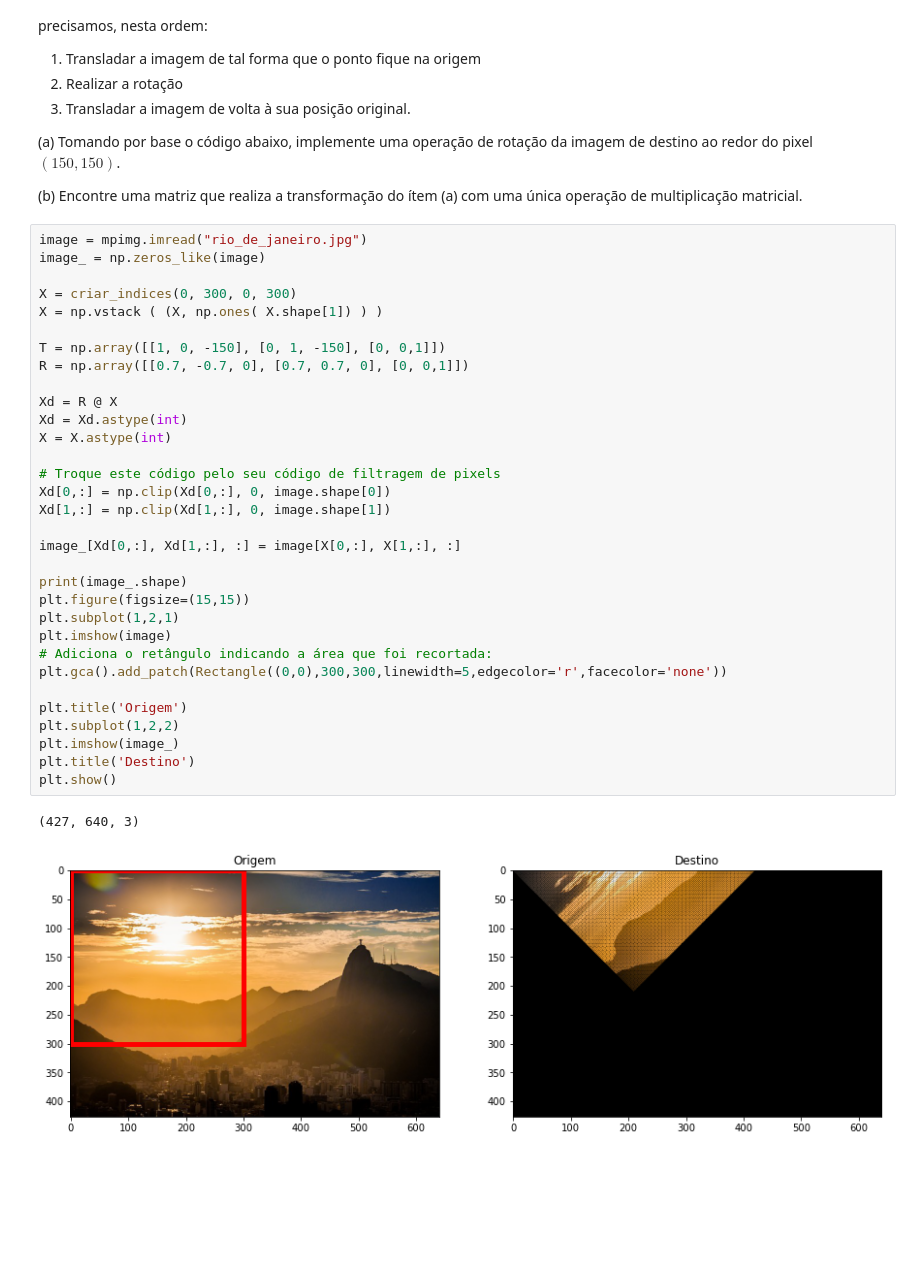
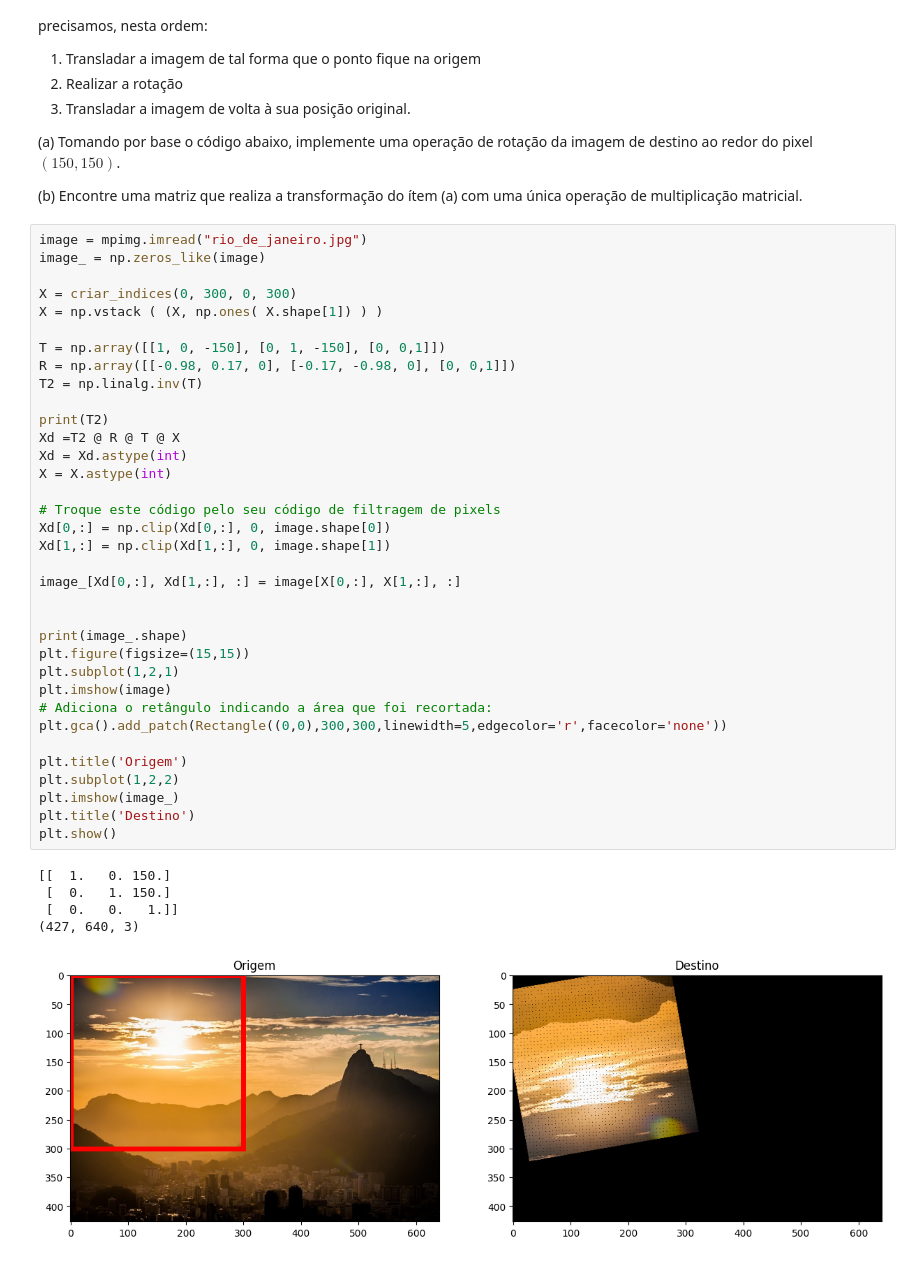
Before and after one commit to laupontiroli/AlgLin24-1, a Jupyter notebook: Aula3/03-geometria_analitica.ipynb, the cells around one changed output. Saved outputs shown, nothing was run; the diff lists cells and outputs as text; blank space fills up the shorter version.

```diff
--- a/Aula3/03-geometria_analitica.ipynb
+++ b/Aula3/03-geometria_analitica.ipynb
@@ -936,36 +935,42 @@ image = mpimg.imread("rio_de_janeiro.jpg")
 image_ = np.zeros_like(image)
 
 X = criar_indices(0, 300, 0, 300)
 X = np.vstack ( (X, np.ones( X.shape[1]) ) )
 
 T = np.array([[1, 0, -150], [0, 1, -150], [0, 0,1]])
-R = np.array([[0.7, -0.7, 0], [0.7, 0.7, 0], [0, 0,1]])
+R = np.array([[-0.98, 0.17, 0], [-0.17, -0.98, 0], [0, 0,1]])
+T2 = np.linalg.inv(T)
 
-Xd = R @ X
+print(T2)
+Xd =T2 @ R @ T @ X
 Xd = Xd.astype(int)
 X = X.astype(int)
 
 # Troque este código pelo seu código de filtragem de pixels
 Xd[0,:] = np.clip(Xd[0,:], 0, image.shape[0])
 Xd[1,:] = np.clip(Xd[1,:], 0, image.shape[1])
 
 image_[Xd[0,:], Xd[1,:], :] = image[X[0,:], X[1,:], :]
+
 
 print(image_.shape)
 plt.figure(figsize=(15,15))
 plt.subplot(1,2,1)
 plt.imshow(image)
 # Adiciona o retângulo indicando a área que foi recortada:
 plt.gca().add_patch(Rectangle((0,0),300,300,linewidth=5,edgecolor='r',facecolor='none'))
 
 plt.title('Origem')
 plt.subplot(1,2,2)
 plt.imshow(image_)
 plt.title('Destino')
 plt.show()
 # %% [output]
+[[  1.   0. 150.]
+ [  0.   1. 150.]
+ [  0.   0.   1.]]
 (427, 640, 3)
-[figure, old version]
+[figure, new version]
 # %% [markdown]
 # Projeto: efeitos de vídeo em tempo real
 
```
Also changed, not shown: parts of 9 cells of this notebook, 2 other files.
